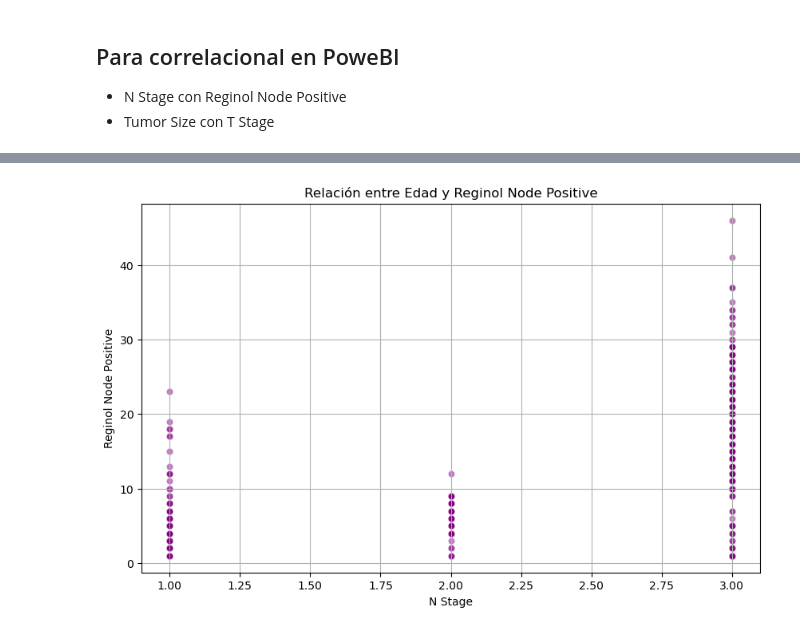
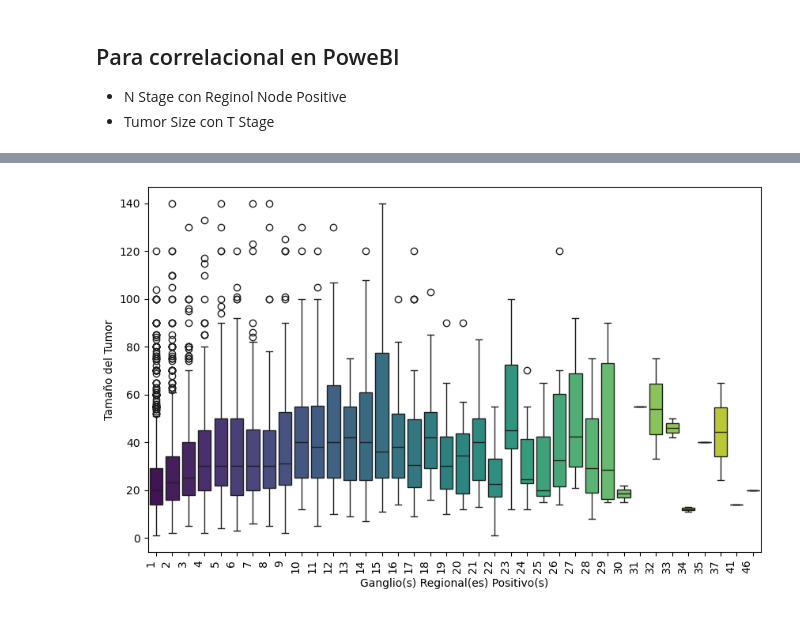
Before and after one commit to Maleni86/project-da-promo-49-modulo-4-team-7, a Jupyter notebook: 2_Limpieza/Limpieza_Cancer.ipynb, the cells around one changed output, grey strips where cells are left out. Drawn from its saved outputs; the diff is of its cells as text; code cells hidden in the pictures.

```diff
--- a/2_Limpieza/Limpieza_Cancer.ipynb
+++ b/2_Limpieza/Limpieza_Cancer.ipynb
@@ -190,11 +177,15 @@ plt.show()
-# %%
-# Gráfico de dispersión: Edad vs Salario
-plt.figure(figsize=(10, 6))
-sns.scatterplot(x=df_dataSet['N Stage'], y=df_dataSet['Reginol Node Positive'], alpha=0.5, color='purple')
-plt.title('Relación entre Edad y Reginol Node Positive')
-plt.xlabel('N Stage')
-plt.ylabel('Reginol Node Positive')
-plt.grid(True)
-plt.show()
-# %% [output]
-[figure, removed]
+# %%
+plt.figure(figsize=(10, 6))
+
+sns.boxplot(x="Reginol Node Positive",
+            y="Tumor Size",
+            data=df_dataSet,
+            palette='viridis')
+
+plt.xlabel("Ganglio(s) Regional(es) Positivo(s)")
+plt.ylabel("Tamaño del Tumor")
+plt.xticks(rotation=90, ha='right')
+
+plt.show()
+# %% [output]
+[figure, added]
```
Also changed, not shown: parts of 5 cells of this notebook.
